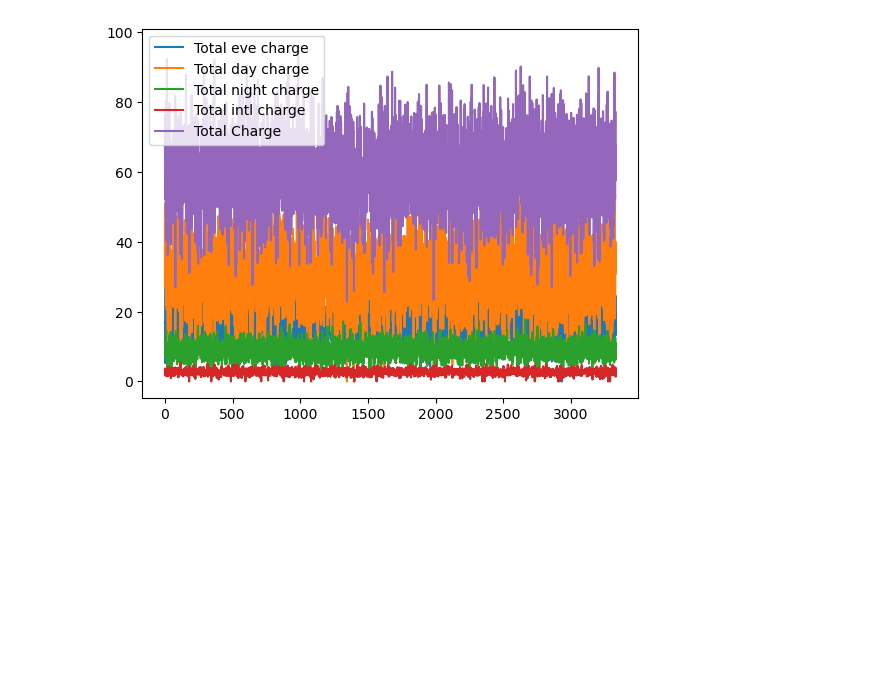
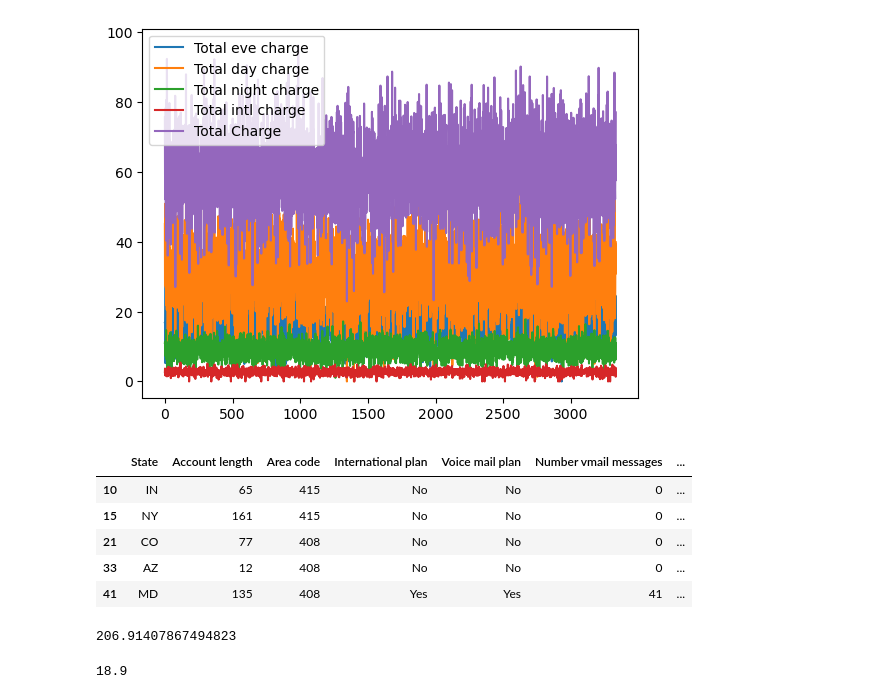
Before and after one commit to rohanporeddy/add-repo, a Jupyter notebook: data-analysis-using-pandas.ipynb, the cells around one changed output. Drawn from its saved outputs; the diff is of its cells as text; code cells hidden in the pictures; blank space fills up the shorter version.

```diff
--- a/data-analysis-using-pandas.ipynb
+++ b/data-analysis-using-pandas.ipynb
@@ -62,3 +62,20 @@ df_charge.plot()
 # %% [output]
 <AxesSubplot:>
 [figure]
+# %%
+df[df['Churn'] == 1].head()
+# %% [output]
+|  | State | Account length | Area code | International plan | Voice mail plan | Number vmail messages | ... |
+| 10 | IN | 65 | 415 | No | No | 0 | ... |
+| 15 | NY | 161 | 415 | No | No | 0 | ... |
+| 21 | CO | 77 | 408 | No | No | 0 | ... |
+| 33 | AZ | 12 | 408 | No | No | 0 | ... |
+| 41 | MD | 135 | 408 | Yes | Yes | 41 | ... |
+# %%
+df[df['Churn'] == 1]['Total day minutes'].mean()
+# %% [output]
+206.91407867494823
+# %%
+df[(df['Churn'] == 0) & (df['International plan'] == 'No')]['Total intl minutes'].max()
+# %% [output]
+18.9
```
Also changed, not shown: parts of 8 cells of this notebook.
